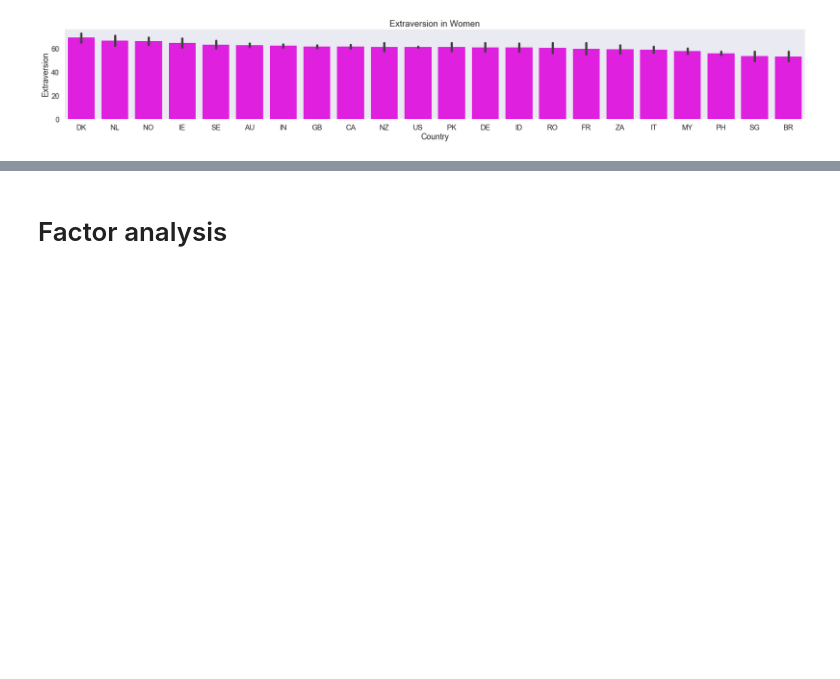
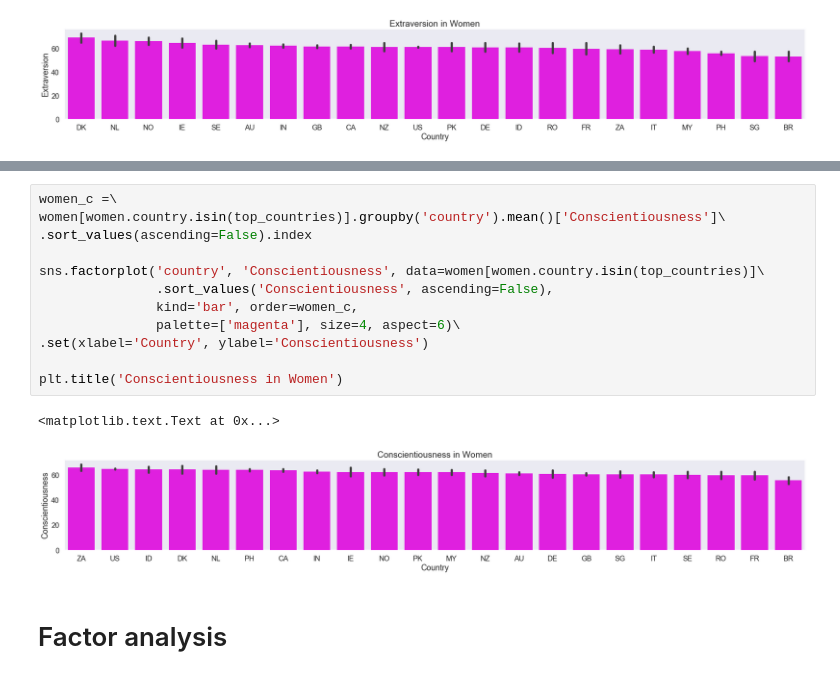
Before and after one commit to vincefav/big-five-age-and-gender, a Jupyter notebook: Big five - Age and gender.ipynb, the cells around one changed output, grey strips where cells are left out. Saved outputs shown, nothing was run; the diff lists cells and outputs as text; blank space fills up the shorter version.

```diff
--- a/Big five - Age and gender.ipynb
+++ b/Big five - Age and gender.ipynb
@@ -375,3 +389,18 @@ plt.title('Extraversion in Women')
+# %%
+women_c =\
+women[women.country.isin(top_countries)].groupby('country').mean()['Conscientiousness']\
+.sort_values(ascending=False).index
+
+sns.factorplot('country', 'Conscientiousness', data=women[women.country.isin(top_countries)]\
+               .sort_values('Conscientiousness', ascending=False),
+               kind='bar', order=women_c,
+               palette=['magenta'], size=4, aspect=6)\
+.set(xlabel='Country', ylabel='Conscientiousness')
+
+plt.title('Conscientiousness in Women')
+# %% [output]
+<matplotlib.text.Text at 0x...>
+[figure, added]
 # %% [markdown]
 # Factor analysis
 # %%
```
Also changed, not shown: parts of 3 cells of this notebook.
